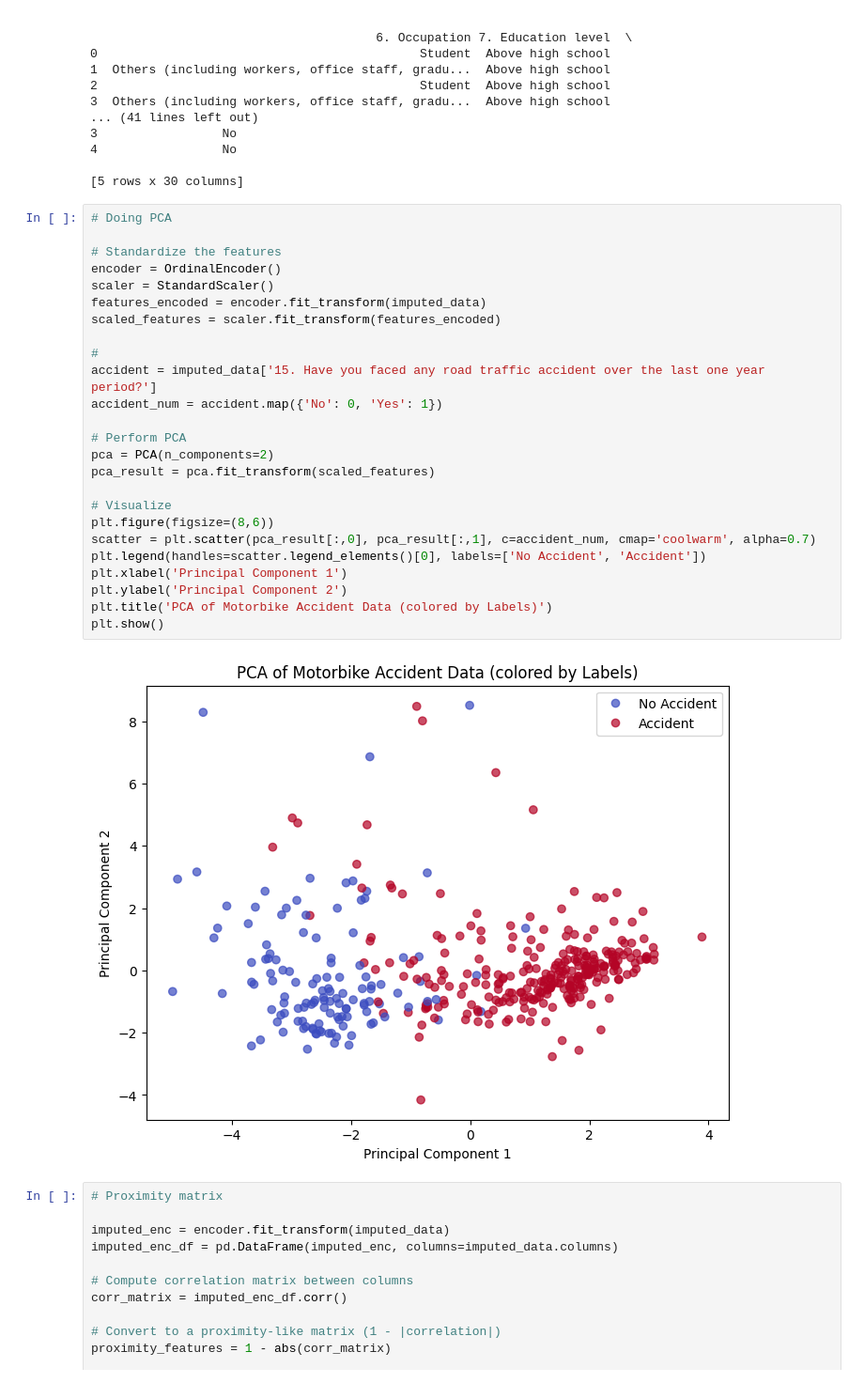
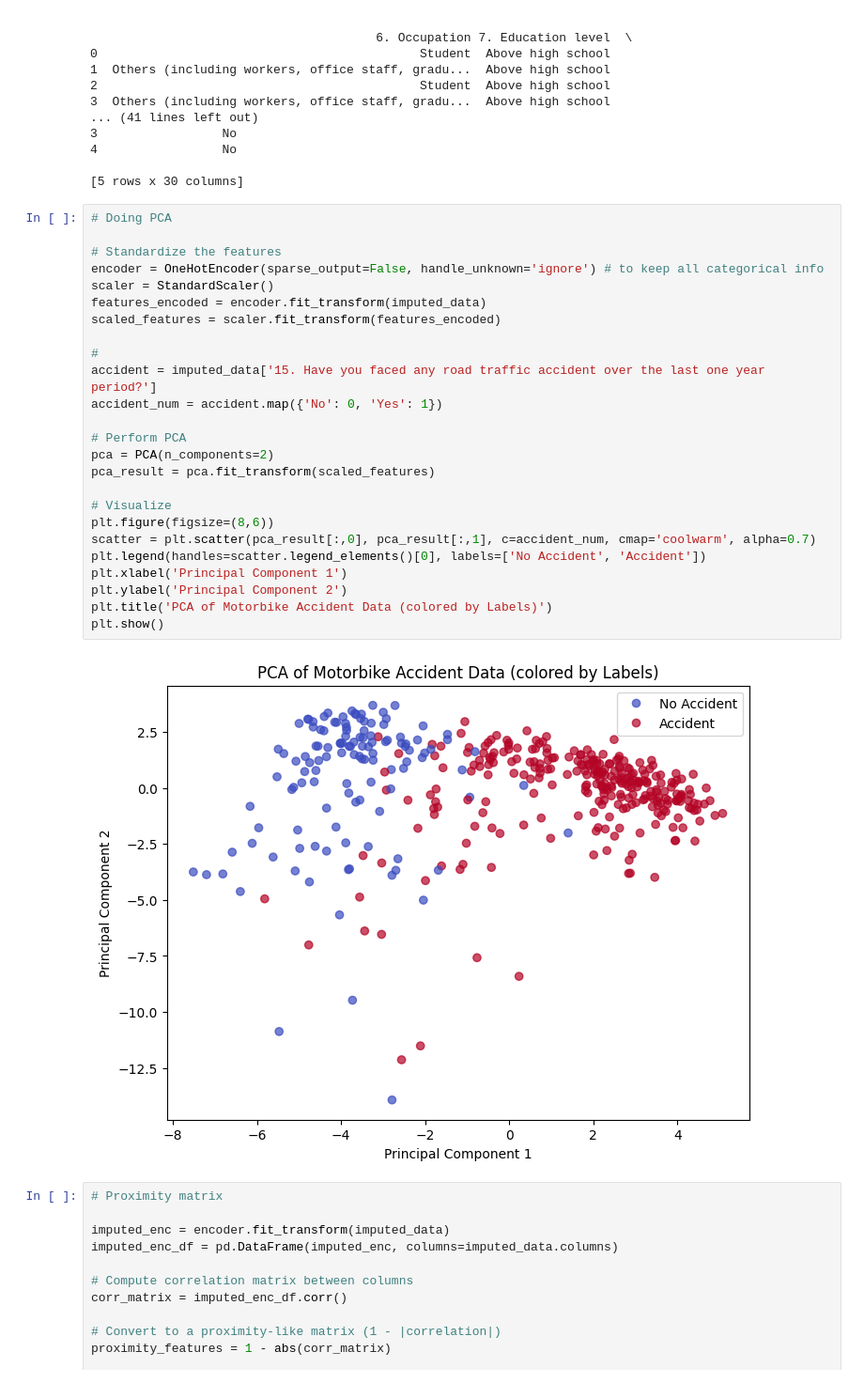
Before and after one commit to gillesstevens03-cloud/Scientific-programming, a Jupyter notebook: Unsupervised_motorbike_accident.ipynb, the cells around one changed output. Shown: that part at 94% size. Cells and saved outputs as stored; diff of their text form.

```diff
--- a/Unsupervised_motorbike_accident.ipynb
+++ b/Unsupervised_motorbike_accident.ipynb
@@ -101,30 +101,30 @@ print(imputed_data.head())
 # %%
 # Doing PCA
 
 # Standardize the features
-encoder = OrdinalEncoder()
+encoder = OneHotEncoder(sparse_output=False, handle_unknown='ignore') # to keep all categorical info
 scaler = StandardScaler()
 features_encoded = encoder.fit_transform(imputed_data)
 scaled_features = scaler.fit_transform(features_encoded)
 
 #
 accident = imputed_data['15. Have you faced any road traffic accident over the last one year period?']
 accident_num = accident.map({'No': 0, 'Yes': 1})
 
 # Perform PCA
 pca = PCA(n_components=2)
 pca_result = pca.fit_transform(scaled_features)
 
 # Visualize
 plt.figure(figsize=(8,6))
 scatter = plt.scatter(pca_result[:,0], pca_result[:,1], c=accident_num, cmap='coolwarm', alpha=0.7)
 plt.legend(handles=scatter.legend_elements()[0], labels=['No Accident', 'Accident'])
 plt.xlabel('Principal Component 1')
 plt.ylabel('Principal Component 2')
 plt.title('PCA of Motorbike Accident Data (colored by Labels)')
 plt.show()
 # %% [output]
-[figure, old version]
+[figure, new version]
 # %%
 # Proximity matrix
 
```
Also changed, not shown: parts of 1 cell of this notebook.
